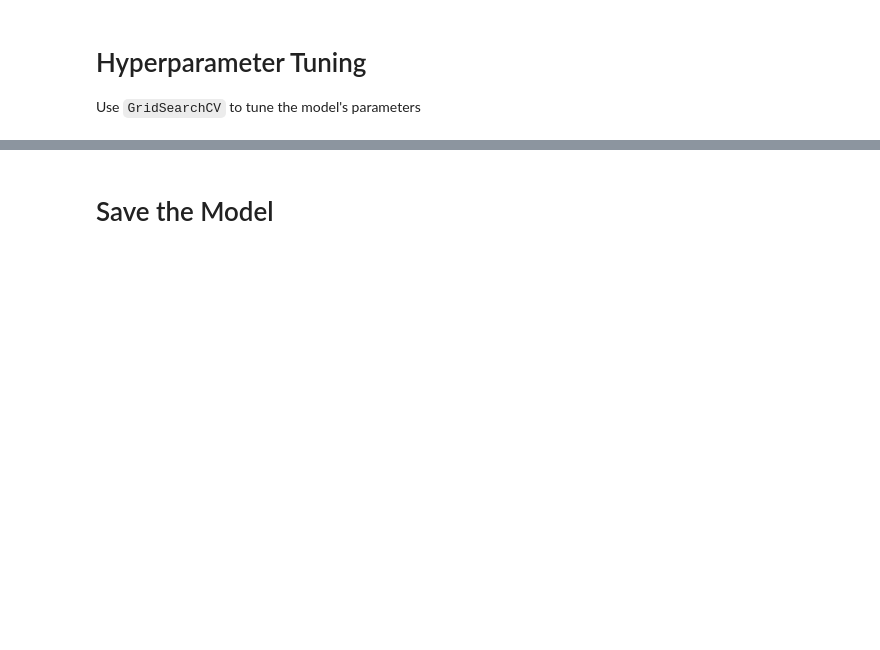
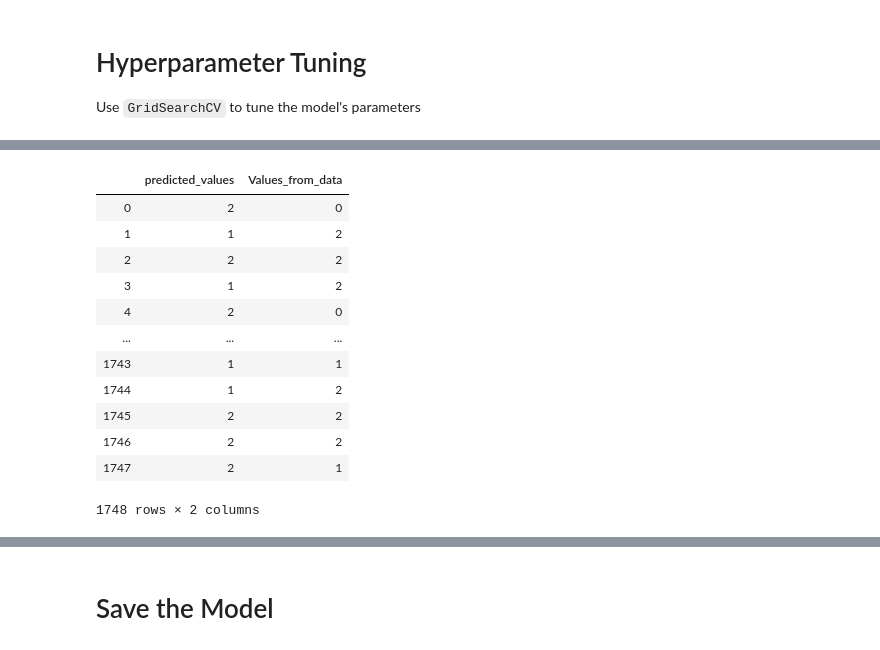
Before and after one commit to eobianyor/machine-learning-challenge, a Jupyter notebook: starter_code/model_01.ipynb, the cells around one changed output, grey strips where cells are left out. Cells and saved outputs as stored; diff of their text form; code cells hidden in the pictures; blank space fills up the shorter version.

Commit message:
set up notebooks for Gridsearch and KNN models and NN model

```diff
--- a/starter_code/model_01.ipynb
+++ b/starter_code/model_01.ipynb
@@ -123,3 +142,18 @@ X_train, X_test, y_train, y_test = train_test_split(X, y, random_state=42, strat
+# %%
+# # Change the shape of Y
+old_y_train = y_train
+a = np.array(old_y_train)
+y_train = a.ravel()
+
+# old_y_train_scaled = y_train_scaled
+# b = np.array(old_y_train_scaled)
+# y_train_scaled = b.ravel()
+
+# old_y_test_scaled = y_test_scaled
+# b = np.array(old_y_test_scaled)
+# y_test_scaled = b.ravel()
+
+# test = y_train.ravel()
 # %%
 y_train
 # %% [output]
@@ -171,22 +177,12 @@ SVC(C=1.0, cache_size=200, class_weight=None, coef0=0.0,
 Use `GridSearchCV` to tune the model's parameters
 # %%
 # Create the GridSearchCV model
-param_grid = {'C': [0.01, 1, 5],
-              'gamma': [0.0005, 0.001, 0.005]}
+param_grid = {'C': [0.005, 0.01, 1, 5],
+              'gamma': [0.0001, 0.0005, 0.001, 0.005]}
 
-cv = KFold(n_splits=2, shuffle=False, random_state=None)
+cv = KFold(n_splits=5, shuffle=False, random_state=None)
 grid = GridSearchCV(model1, param_grid, verbose=3, scoring='accuracy', cv=cv)
-
-
-# # Create the GridSearchCV model
-# param_grid = {'C': [0.01, 1, 5],
-#               'gamma': [0.0005, 0.001, 0.005],
-#              'n_splits_': [2]}
-# kf = KFold(n_splits=2, shuffle=False, random_state=None)
-# newxtrain=kf.split(np.array(X_train['koi_period']))
-# #grid = GridSearchCV(model1, param_grid, verbose=3, scoring='f1', cv=cv)
 # %%
 # Train the model with GridSearch
-grid.fit(X_train, y_train)
-# grid.fit(X_train_scaled, y_train_scaled)
+grid.fit(X_train_scaled, y_train)
 # %% [output]
@@ -197,6 +228,25 @@ ValueError: Unknown label type: 'continuous'
 # %%
 # Make predictions with the hypertuned model
 predictions = grid.predict(X_test)
+y_test_df = y_test.ravel()
+
+prediction_df = pd.DataFrame({'predicted_values': predictions,
+                   'Values_from_data': y_test_df})
+prediction_df
+# %% [output]
+|  | predicted_values | Values_from_data |
+| 0 | 2 | 0 |
+| 1 | 1 | 2 |
+| 2 | 2 | 2 |
+| 3 | 1 | 2 |
+| 4 | 2 | 0 |
+| ... | ... | ... |
+| 1743 | 1 | 1 |
+| 1744 | 1 | 2 |
+| 1745 | 2 | 2 |
+| 1746 | 2 | 2 |
+| 1747 | 2 | 1 |
+1748 rows × 2 columns
 # %%
 # List best parameters and best score
 print(grid.best_params_)
```
Also changed, not shown: parts of 15 cells of this notebook, 8 other files.
